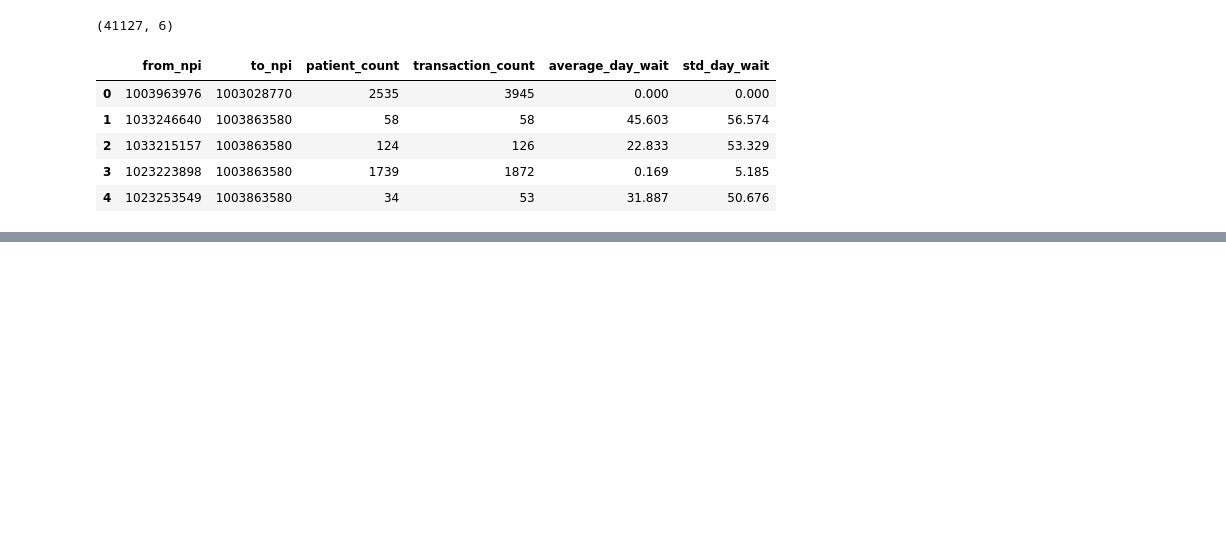
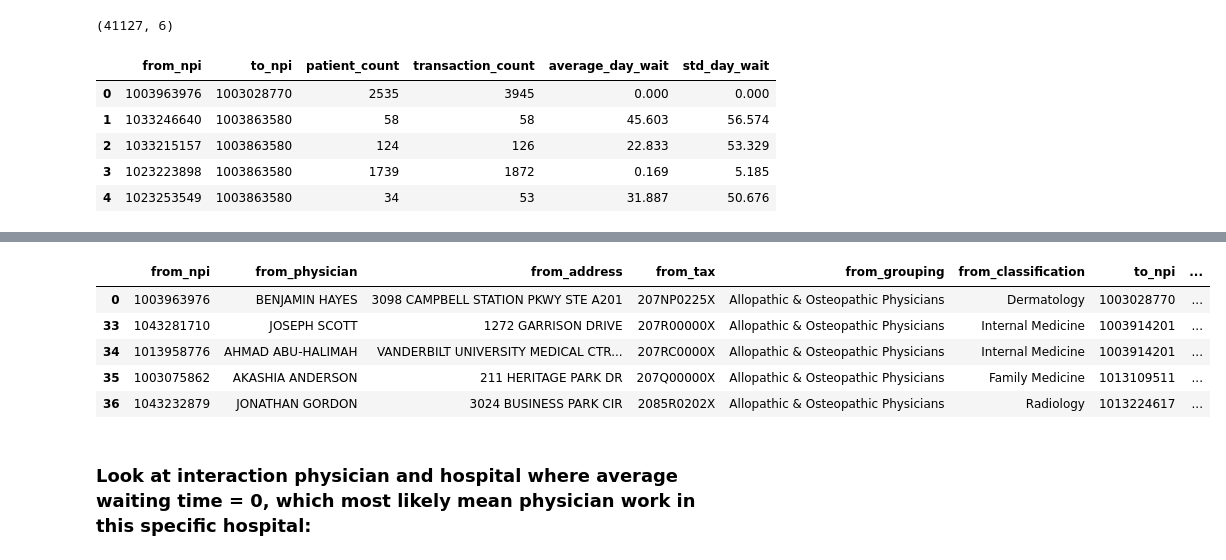
Before and after one commit to nss-data-science-cohort-4/hcbb_hop_team-aac_dog_moms, a Jupyter notebook: notebook/alg_hop_team_cleaning.ipynb, the cells around one changed output, grey strips where cells are left out. Drawn from its saved outputs; the diff is of its cells as text; code cells hidden in the pictures; blank space fills up the shorter version.

```diff
--- a/notebook/alg_hop_team_cleaning.ipynb
+++ b/notebook/alg_hop_team_cleaning.ipynb
@@ -86,0 +165,18 @@ hop_team_hospital[hop_team_hospital["org_name"] == "VANDERBILT UNIVERSITY MEDICA
+# %%
+#define a list of elements we want to remove from the to_classification column
+exclude_to_classification = ["Radiology",
+                             "Anesthesiology",
+                             "Ambulance",
+                             "Emergency Medicine",
+                             "Pathology",
+                             "Durable Medical Equipment & Medical Supplies",
+                             "Clinical Medical Laboratory",
+                             "Portable X-ray and/or Other Portable Diagnostic Imaging Supplier",
+                             "Pharmacy",
+                             "Audiologist-Hearing Aid Fitter",
+                             "Prosthetic/Orthotic Supplier",
+                             "Eyewear Supplier",
+                             "Preferred Provider Organization"]
+#use boolean mask to say 'keep everything that is NOT included in this list'
+excluded_classification = nash_nppes_hop_team[~nash_nppes_hop_team.to_classification.isin(exclude_to_classification)]
+excluded_classification.info()
@@ -86,0 +201,11 @@ hop_team_hospital[hop_team_hospital["org_name"] == "VANDERBILT UNIVERSITY MEDICA
+# %%
+excluded_classification.head()
+# %% [output]
+|  | from_npi | from_physician | from_address | from_tax | from_grouping | from_classification | to_npi | ... |
+| 0 | 1003963976 | BENJAMIN HAYES | 3098 CAMPBELL STATION PKWY STE A201 | 207NP0225X | Allopathic & Osteopathic Physicians | Dermatology | 1003028770 | ... |
+| 33 | 1043281710 | JOSEPH SCOTT | 1272 GARRISON DRIVE | 207R00000X | Allopathic & Osteopathic Physicians | Internal Medicine | 1003914201 | ... |
+| 34 | 1013958776 | AHMAD ABU-HALIMAH | VANDERBILT UNIVERSITY MEDICAL CTR... | 207RC0000X | Allopathic & Osteopathic Physicians | Internal Medicine | 1003914201 | ... |
+| 35 | 1003075862 | AKASHIA ANDERSON | 211 HERITAGE PARK DR | 207Q00000X | Allopathic & Osteopathic Physicians | Family Medicine | 1013109511 | ... |
+| 36 | 1043232879 | JONATHAN GORDON | 3024 BUSINESS PARK CIR | 2085R0202X | Allopathic & Osteopathic Physicians | Radiology | 1013224617 | ... |
+# %% [markdown]
+### Look at interaction physician and hospital where average waiting time = 0, which most likely mean physician work in this specific hospital:
```
Also changed, not shown: parts of 16 cells of this notebook, 1 other file.
